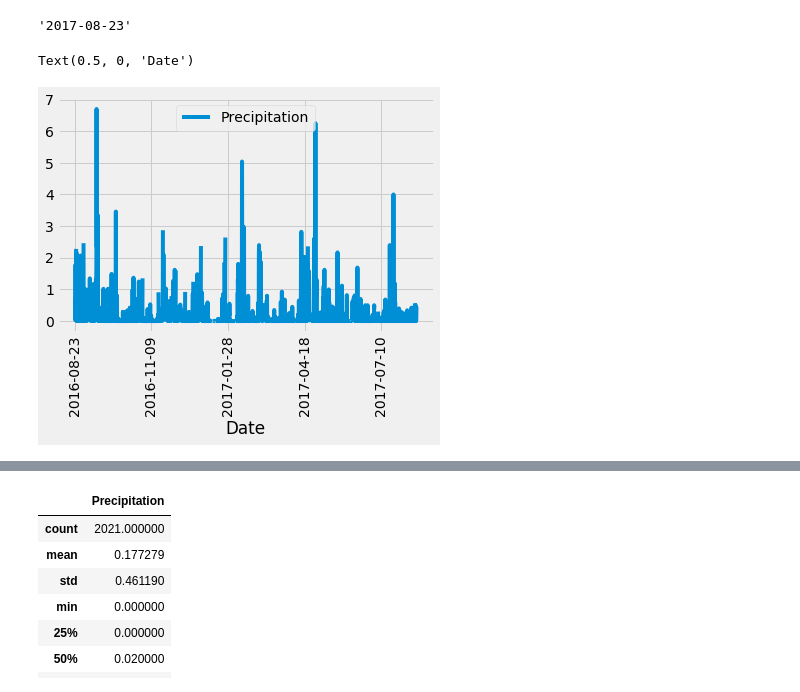
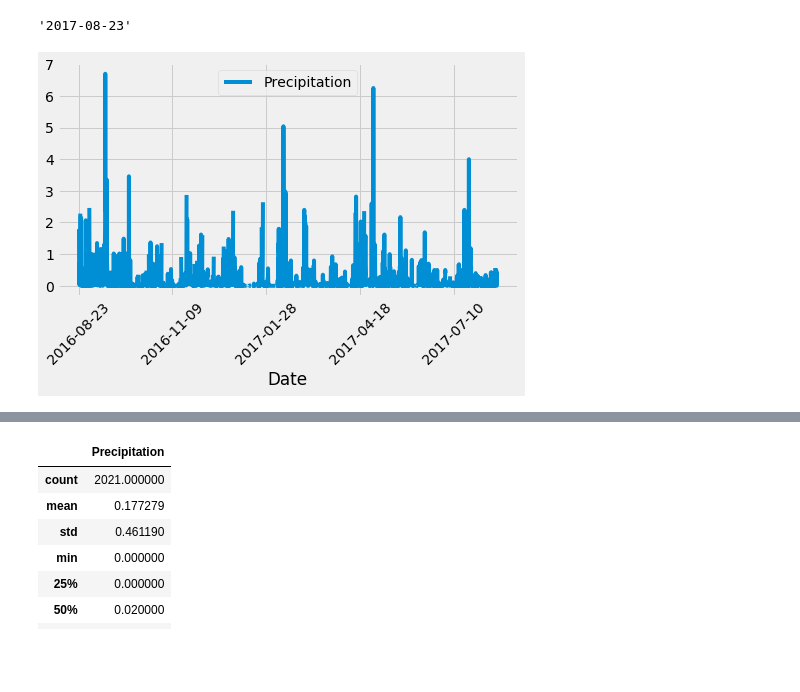
Before and after one commit to carmelamonis/sqlalchemy-challenge, a Jupyter notebook: climate_starter.ipynb, the cells around one changed output, grey strips where cells are left out. Saved outputs shown, nothing was run; the diff lists cells and outputs as text; code cells hidden in the pictures; blank space fills up the shorter version.

Commit message:
Update graph

```diff
--- a/climate_starter.ipynb
+++ b/climate_starter.ipynb
@@ -89,26 +89,26 @@ recent_date
 # %%
 # Design a query to retrieve the last 12 months of precipitation data and plot the results.
 # Starting from the most recent data point in the database.
 
 # Calculate the date one year from the last date in data set.
 month_12 = dt.date(2017, 8, 23) - dt.timedelta(days=365)
 
 # Perform a query to retrieve the data and precipitation scores
 last_12 = session.query(Measurement.date, Measurement.prcp).filter(Measurement.date >= month_12).all()
 
 
 # Save the query results as a Pandas DataFrame and set the index to the date column
 df = pd.DataFrame(last_12, columns = ['Date', 'Precipitation'])
 
 # Sort the dataframe by date
 df = df.sort_values("Date")
 df.set_index("Date")
 
 # dfsum = df.groupby('Date').sum()
 # dfsum
-df.plot(x='Date', y='Precipitation', rot=90)
+df.plot(x='Date', y='Precipitation', rot=45, figsize=(7, 5))
 plt.xlabel("Date")
-# df.columns
+plt.tight_layout()
+plt.show()
 # %% [output]
-Text(0.5, 0, 'Date')
-[figure, old version]
+[figure, new version]
```
Also changed, not shown: parts of 5 cells of this notebook.
